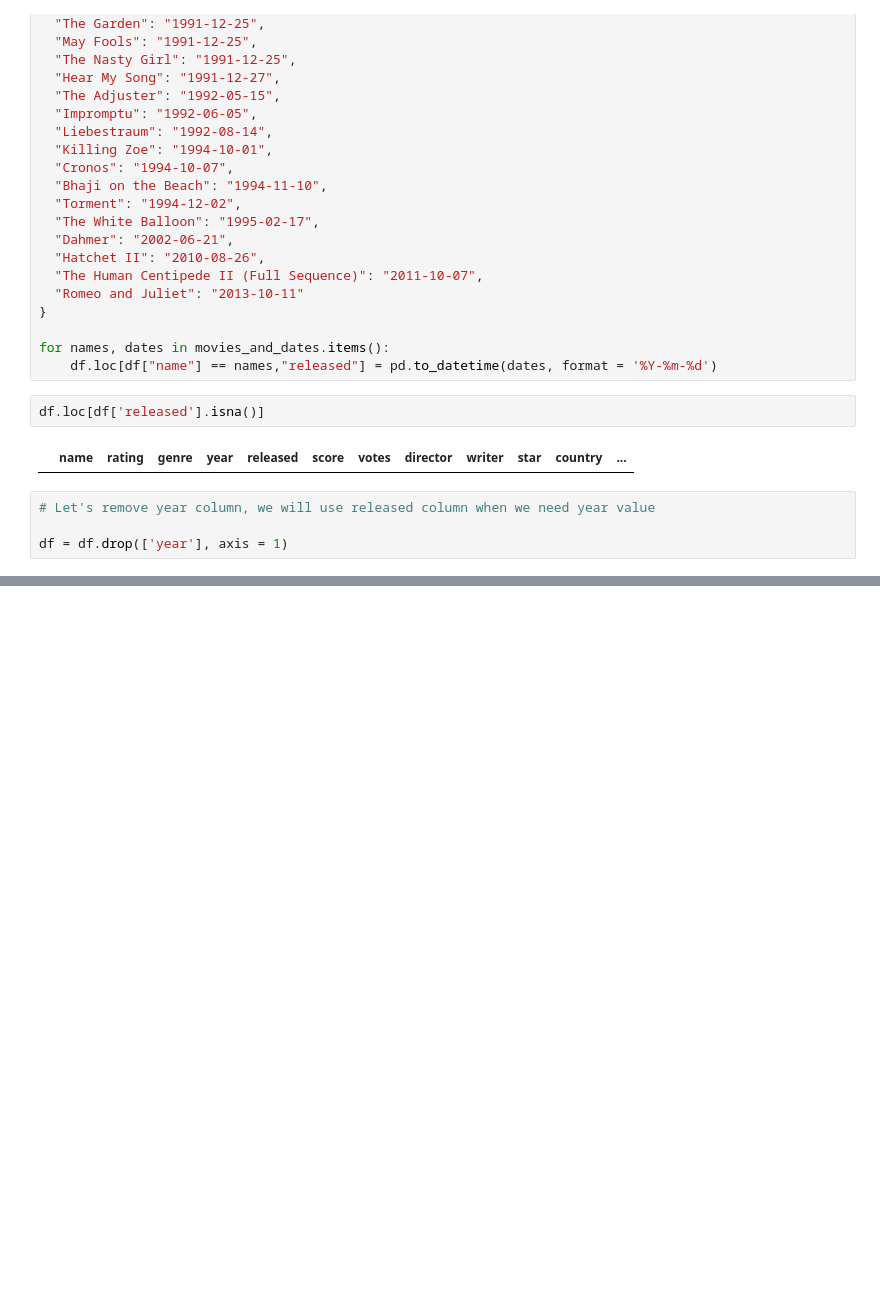
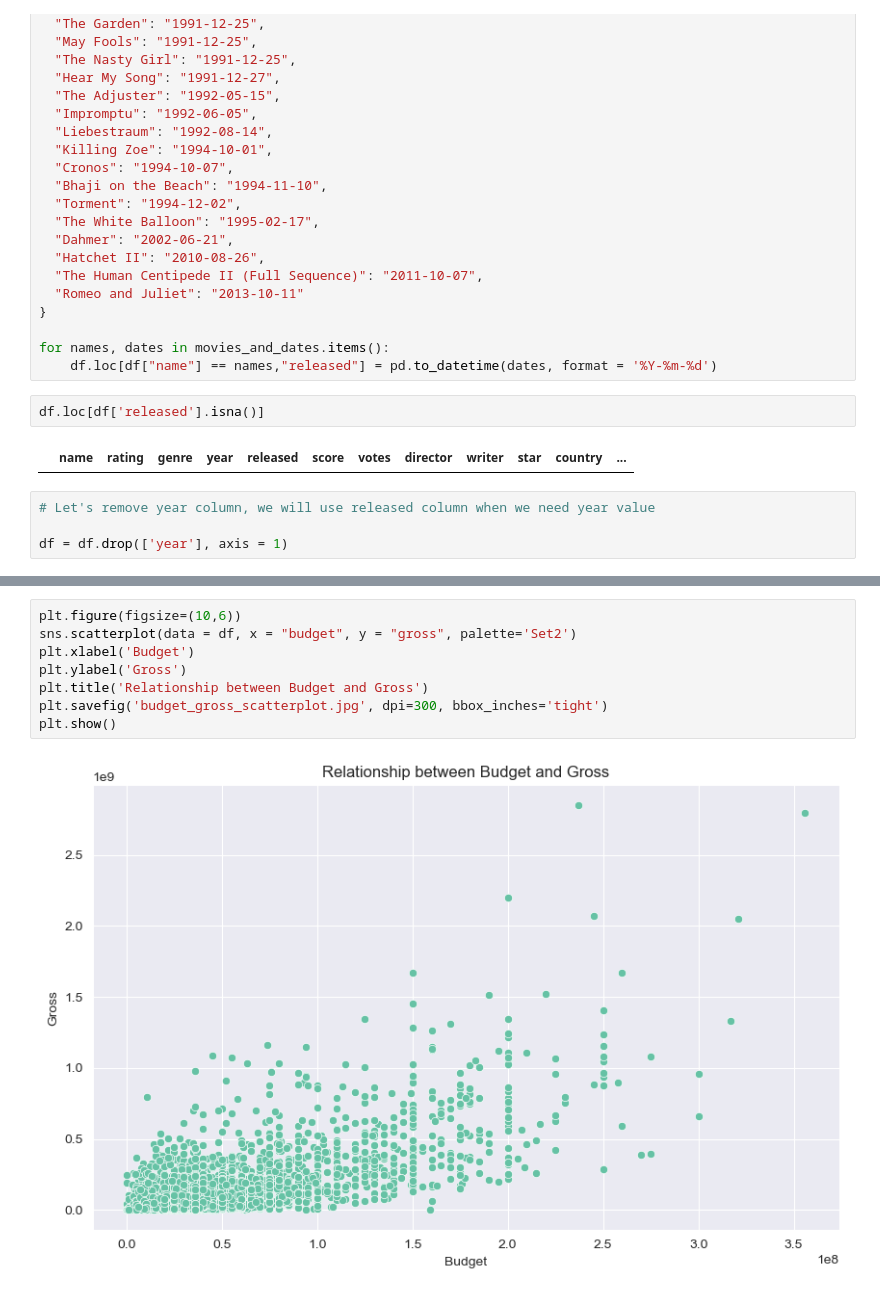
Before and after one commit to gururaser/film-analysis-project, a Jupyter notebook: film-analysis.ipynb, the cells around one changed output, grey strips where cells are left out. Saved outputs shown, nothing was run; the diff lists cells and outputs as text; blank space fills up the shorter version.

```diff
--- a/film-analysis.ipynb
+++ b/film-analysis.ipynb
@@ -704,0 +715,10 @@ On the other hand, Biograpy and History genres fall behind the other genres. Alt
+# %%
+plt.figure(figsize=(10,6))
+sns.scatterplot(data = df, x = "budget", y = "gross", palette='Set2')
+plt.xlabel('Budget')
+plt.ylabel('Gross')
+plt.title('Relationship between Budget and Gross')
+plt.savefig('budget_gross_scatterplot.jpg', dpi=300, bbox_inches='tight')
+plt.show()
+# %% [output]
+[figure, added]
```
Also changed, not shown: parts of 53 cells of this notebook.
